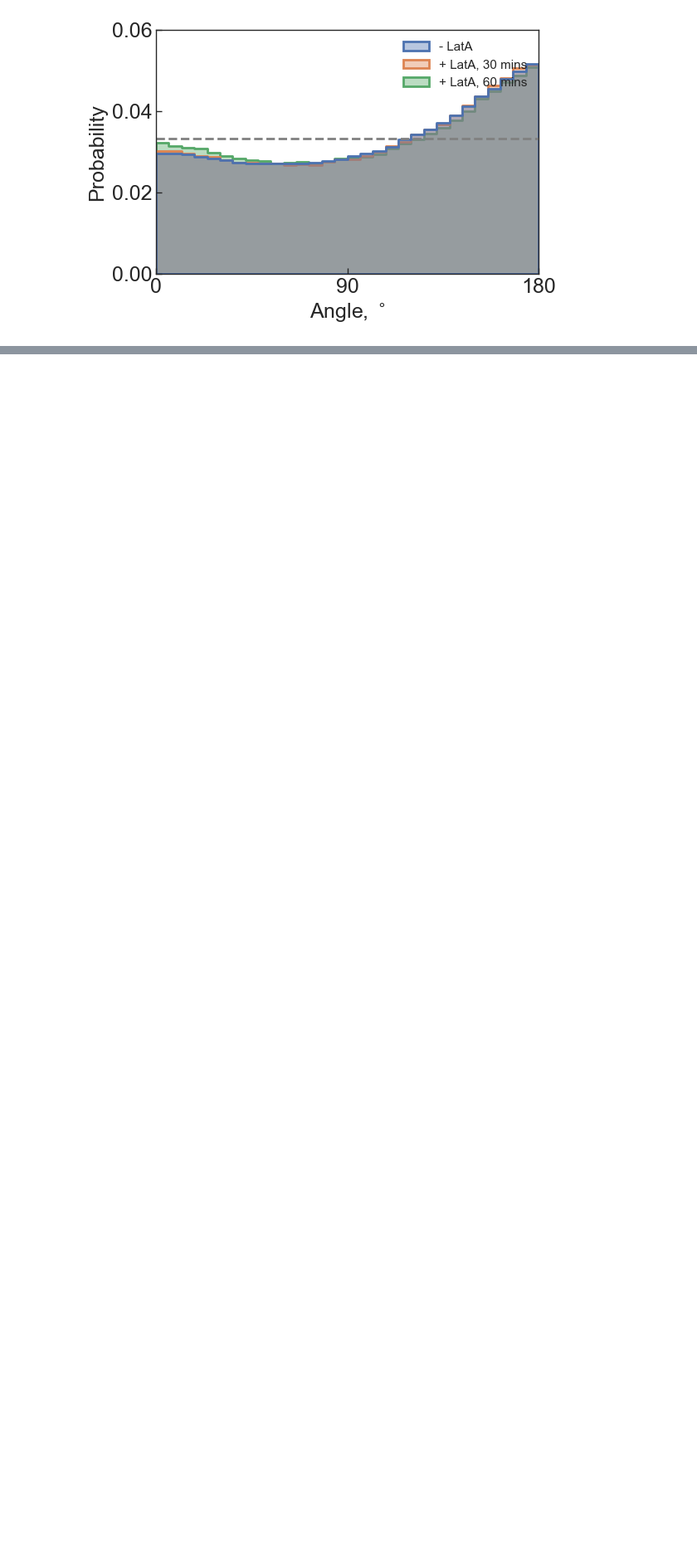
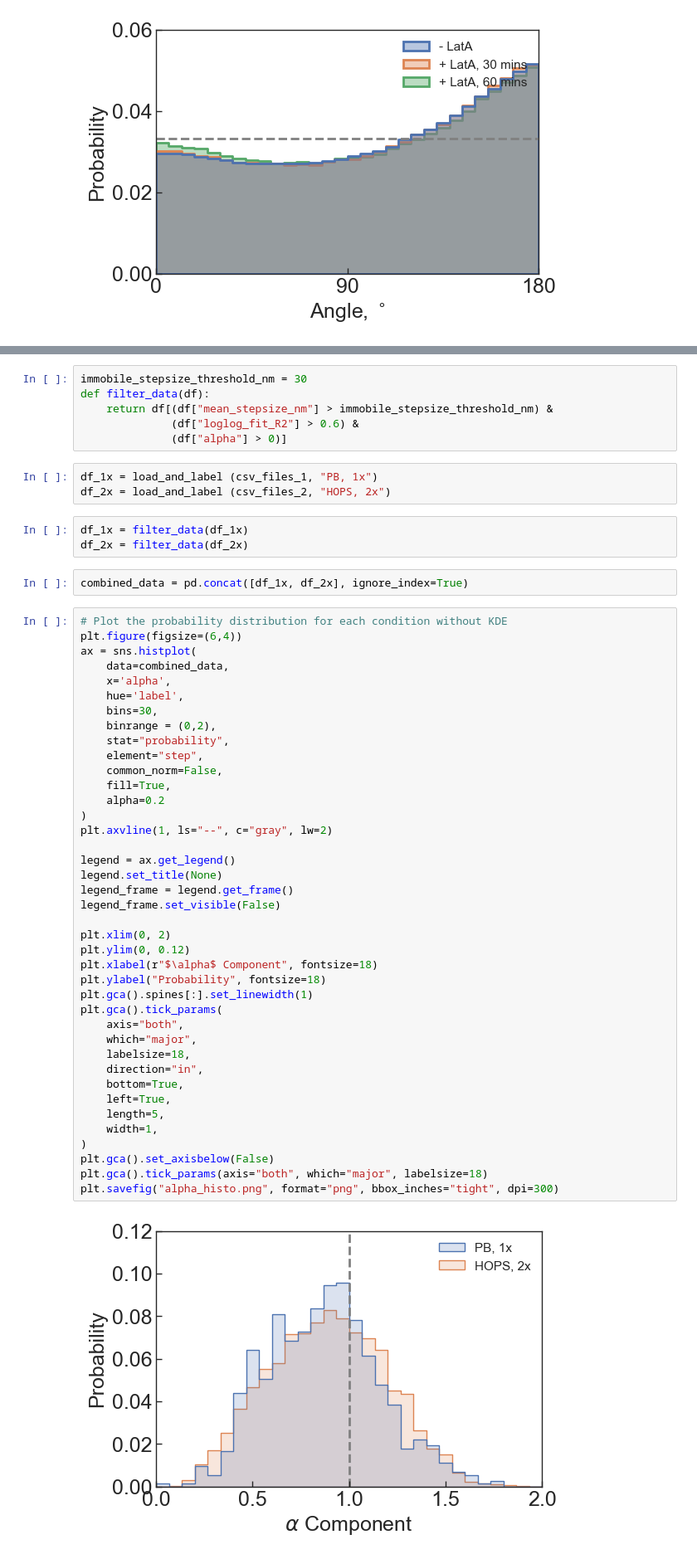
Before and after one commit to walterlab-um/Hyperosmotic_Confinement-Jump, a Jupyter notebook: plots/plot_AIO_stats.ipynb, the cells around one changed output, grey strips where cells are left out. Shown at 83% size. Saved outputs shown, nothing was run; the diff lists cells and outputs as text; blank space fills up the shorter version.

```diff
--- a/plots/plot_AIO_stats.ipynb
+++ b/plots/plot_AIO_stats.ipynb
@@ -362,0 +393,56 @@ plt.show()
+# %%
+immobile_stepsize_threshold_nm = 30
+def filter_data(df):
+    return df[(df["mean_stepsize_nm"] > immobile_stepsize_threshold_nm) &
+              (df["loglog_fit_R2"] > 0.6) &
+              (df["alpha"] > 0)]
+# %%
+df_1x = load_and_label (csv_files_1, "PB, 1x")
+df_2x = load_and_label (csv_files_2, "HOPS, 2x")
+# %%
+df_1x = filter_data(df_1x)
+df_2x = filter_data(df_2x)
+# %%
+combined_data = pd.concat([df_1x, df_2x], ignore_index=True)
+# %%
+# Plot the probability distribution for each condition without KDE
+plt.figure(figsize=(6,4))
+ax = sns.histplot(
+    data=combined_data,
+    x='alpha',
+    hue='label',
+    bins=30,
+    binrange = (0,2),
+    stat="probability",
+    element="step",
+    common_norm=False,
+    fill=True,
+    alpha=0.2
+)
+plt.axvline(1, ls="--", c="gray", lw=2)
+
+legend = ax.get_legend()
+legend.set_title(None)
+legend_frame = legend.get_frame()
+legend_frame.set_visible(False)
+
+plt.xlim(0, 2)
+plt.ylim(0, 0.12)
+plt.xlabel(r"$\alpha$ Component", fontsize=18)
+plt.ylabel("Probability", fontsize=18)
+plt.gca().spines[:].set_linewidth(1)
+plt.gca().tick_params(
+    axis="both",
+    which="major",
+    labelsize=18,
+    direction="in",
+    bottom=True,
+    left=True,
+    length=5,
+    width=1,
+)
+plt.gca().set_axisbelow(False)
+plt.gca().tick_params(axis="both", which="major", labelsize=18)
+plt.savefig("alpha_histo.png", format="png", bbox_inches="tight", dpi=300)
+# %% [output]
+[figure, added]
```
Also changed, not shown: parts of 12 cells of this notebook.
